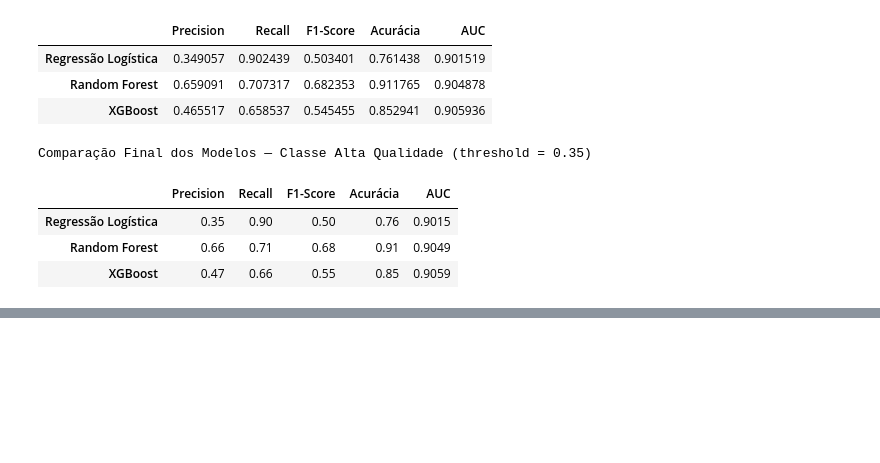
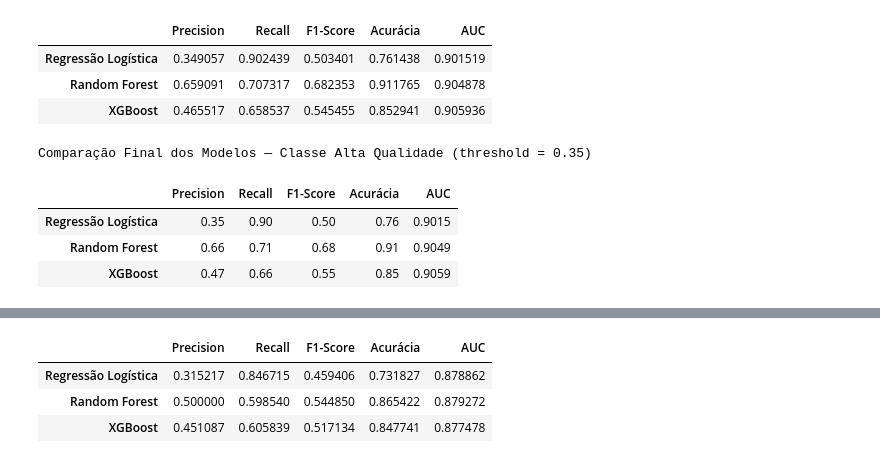
Before and after one commit to MayconNune/PosGraduacao_DataAnalytics---Machine-Learning---Grupo-31, a Jupyter notebook: notebooks/Comparacao_Resultados.ipynb, the cells around one changed output, grey strips where cells are left out. Saved outputs shown, nothing was run; the diff lists cells and outputs as text; code cells hidden in the pictures; blank space fills up the shorter version.

```diff
--- a/notebooks/Comparacao_Resultados.ipynb
+++ b/notebooks/Comparacao_Resultados.ipynb
@@ -255,0 +262,56 @@ Comparação Final dos Modelos — Classe Alta Qualidade (threshold = 0.35)
+# %%
+from sklearn.model_selection import StratifiedKFold, cross_val_predict
+from sklearn.preprocessing import StandardScaler
+from sklearn.linear_model import LogisticRegression
+from sklearn.ensemble import RandomForestClassifier
+from xgboost import XGBClassifier
+from imblearn.pipeline import Pipeline as ImbPipeline
+from imblearn.over_sampling import SMOTE
+
+from imblearn.over_sampling import SMOTE
+
+# Base limpa completa (features + target), a mesma usada no treino de cada modelo
+df_base = pd.read_csv('../data/base_wine_limpa.csv')
+X_cv = df_base.drop(columns=['quality', 'cluster_quality'])
+y_cv = df_base['cluster_quality']
+
+THRESHOLD = 0.35
+skf = StratifiedKFold(n_splits=10, shuffle=True, random_state=42)
+
+pipelines_cv = {
+    'Regressão Logística': ImbPipeline([
+        ('scaler', StandardScaler()),
+        ('smote', SMOTE(random_state=42)),
+        ('clf', LogisticRegression(C=0.1, solver='lbfgs', max_iter=1000, random_state=42))
+    ]),
+    'Random Forest': ImbPipeline([
+        ('clf', RandomForestClassifier(n_estimators=100, random_state=42))
+    ]),
+    'XGBoost': ImbPipeline([
+        ('smote', SMOTE(random_state=42)),
+        ('clf', XGBClassifier(subsample=0.8, n_estimators=500, max_depth=6,
+                               learning_rate=0.2, colsample_bytree=1.0,
+                               objective='binary:logistic', random_state=42,
+                               eval_metric='logloss'))
+    ])
+}
+
+resultados_cv = {}
+for nome, pipe in pipelines_cv.items():
+    proba = cross_val_predict(pipe, X_cv, y_cv, cv=skf, method='predict_proba')[:, 1]
+    pred = (proba >= THRESHOLD).astype(int)
+    resultados_cv[nome] = {
+        'Precision': precision_score(y_cv, pred),
+        'Recall': recall_score(y_cv, pred),
+        'F1-Score': f1_score(y_cv, pred),
+        'Acurácia': accuracy_score(y_cv, pred),
+        'AUC': roc_auc_score(y_cv, proba)
+    }
+
+df_resultados_cv = pd.DataFrame(resultados_cv).T
+df_resultados_cv
+# %% [output]
+|  | Precision | Recall | F1-Score | Acurácia | AUC |
+| Regressão Logística | 0.315217 | 0.846715 | 0.459406 | 0.731827 | 0.878862 |
+| Random Forest | 0.500000 | 0.598540 | 0.544850 | 0.865422 | 0.879272 |
+| XGBoost | 0.451087 | 0.605839 | 0.517134 | 0.847741 | 0.877478 |
```
Also changed, not shown: parts of 3 cells of this notebook, 1 other file.
